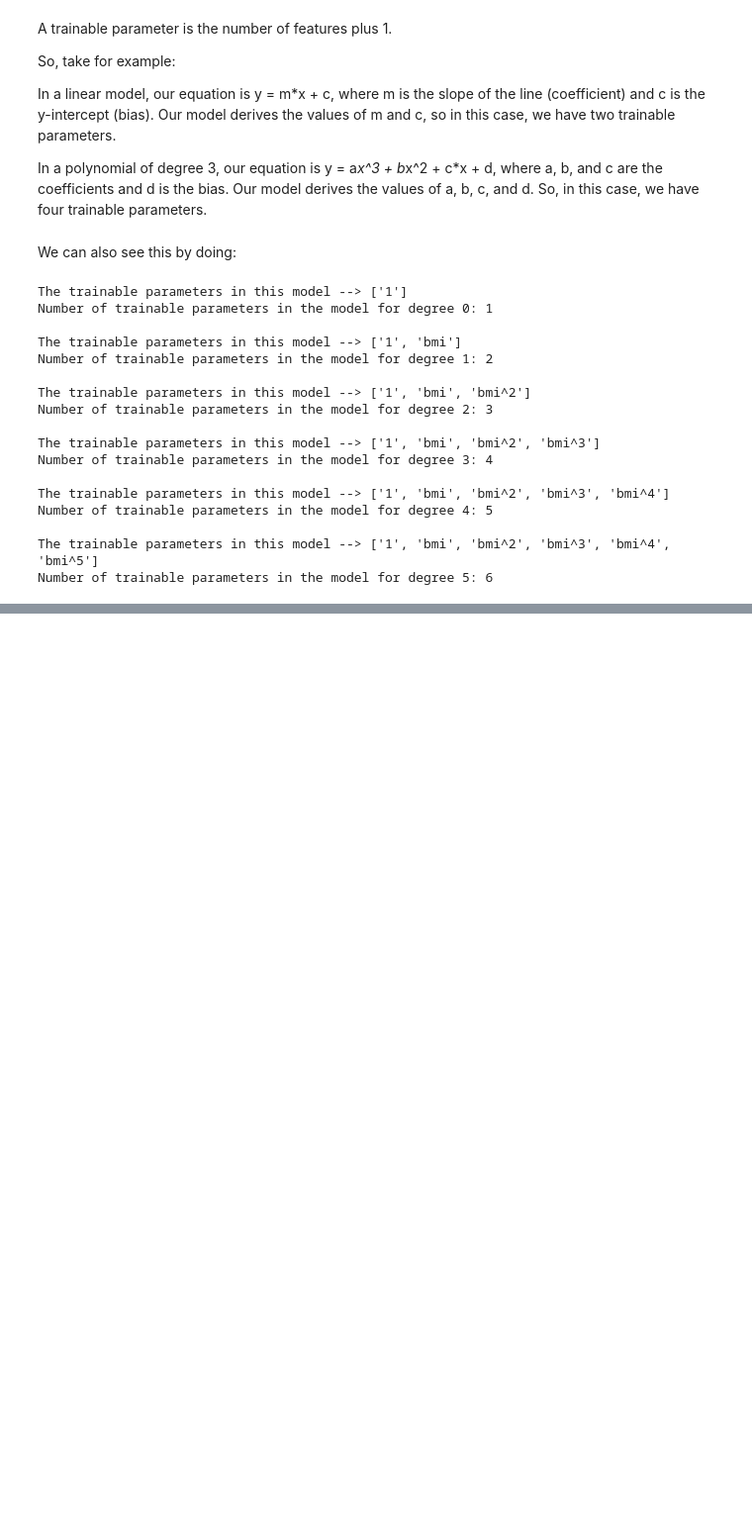
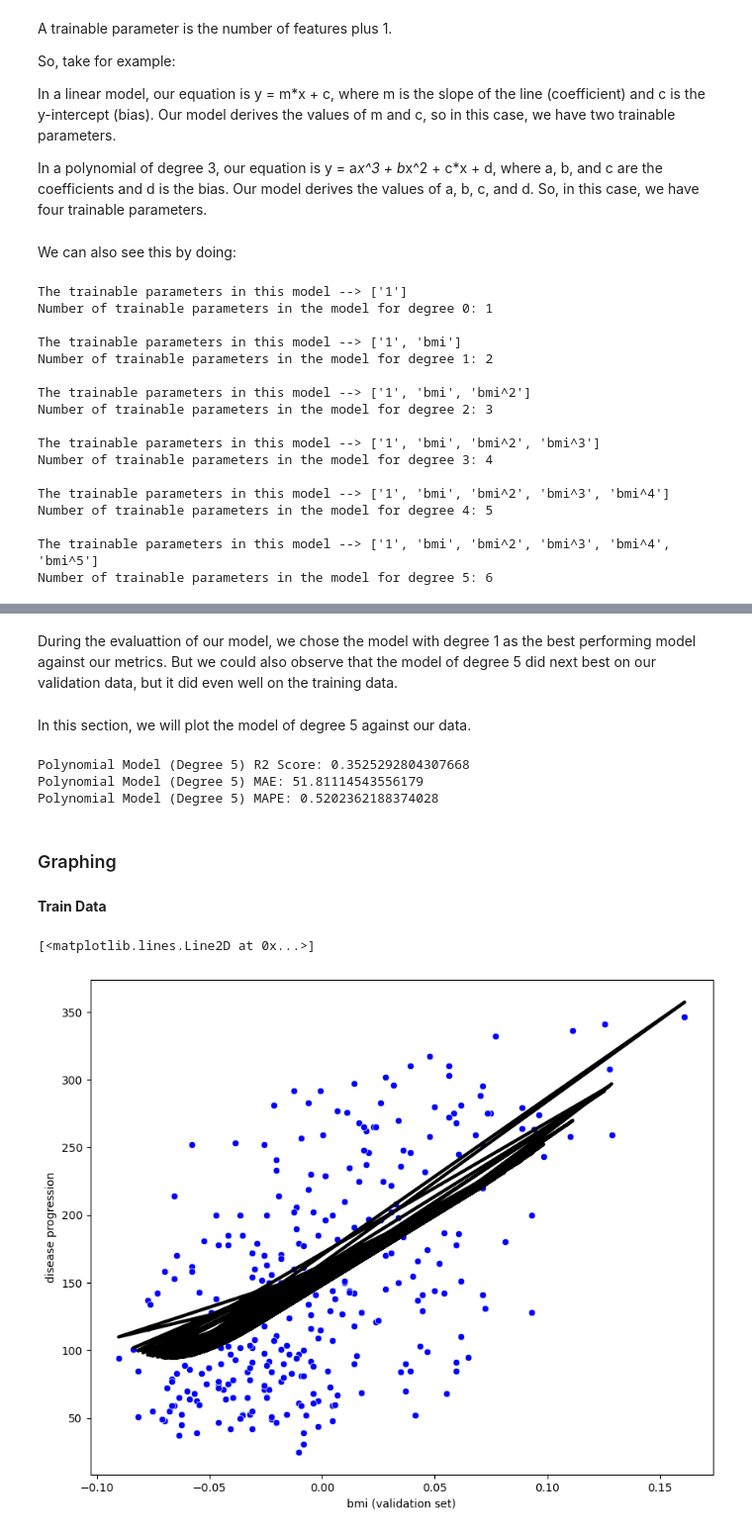
Before and after one commit to coachlivinglegend/CSCN8010-Labs-Foundations-Machine-Learning-Framework, a Jupyter notebook: lab4/lab4.ipynb, the cells around one changed output, grey strips where cells are left out. Shown at 99% size. Saved outputs shown, nothing was run; the diff lists cells and outputs as text; code cells hidden in the pictures; blank space fills up the shorter version.

```diff
--- a/lab4/lab4.ipynb
+++ b/lab4/lab4.ipynb
@@ -464,0 +469,41 @@ Number of trainable parameters in the model for degree 5: 6
+# %% [markdown]
+During the evaluattion of our model, we chose the model with degree 1 as the best performing model against our metrics. But we could also observe that the model of degree 5 did next best on our validation data, but it did even well on the training data.
+# %% [markdown]
+In this section, we will plot the model of degree 5 against our data.
+# %%
+poly_features = PolynomialFeatures(degree=5)
+
+x_train_poly = poly_features.fit_transform(X_train_bmi)
+x_test_poly = poly_features.transform(X_test_bmi)
+
+
+poly_model = LinearRegression()
+poly_model.fit(x_train_poly, y_train)
+
+y_pred_poly = poly_model.predict(x_test_poly)
+
+
+r2_poly = r2_score(y_test, y_pred_poly)
+mae_poly = mean_absolute_error(y_test, y_pred_poly)
+mape_poly = mean_absolute_percentage_error(y_test, y_pred_poly)
+
+print(f"Polynomial Model (Degree 5) R2 Score: {r2_poly}")
+print(f"Polynomial Model (Degree 5) MAE: {mae_poly}")
+print(f"Polynomial Model (Degree 5) MAPE: {mape_poly}")
+# %% [output]
+Polynomial Model (Degree 5) R2 Score: 0.3525292804307668
+Polynomial Model (Degree 5) MAE: 51.81114543556179
+Polynomial Model (Degree 5) MAPE: 0.5202362188374028
+# %% [markdown]
+### Graphing
+# %% [markdown]
+**Train Data**
+# %%
+plt.figure(figsize=(10, 8))
+sns.scatterplot(x=X_train_bmi.iloc[:, 0], y=y_train, color='blue')
+plt.xlabel('bmi (validation set)')
+plt.ylabel('disease progression')
+plt.plot(X_train_bmi, poly_model.predict(poly_features.transform(X_train_bmi)), color='black', linewidth=3)
+# %% [output]
+[<matplotlib.lines.Line2D at 0x...>]
+[figure, added]
```
Also changed, not shown: parts of 12 cells of this notebook, 2 other files.
